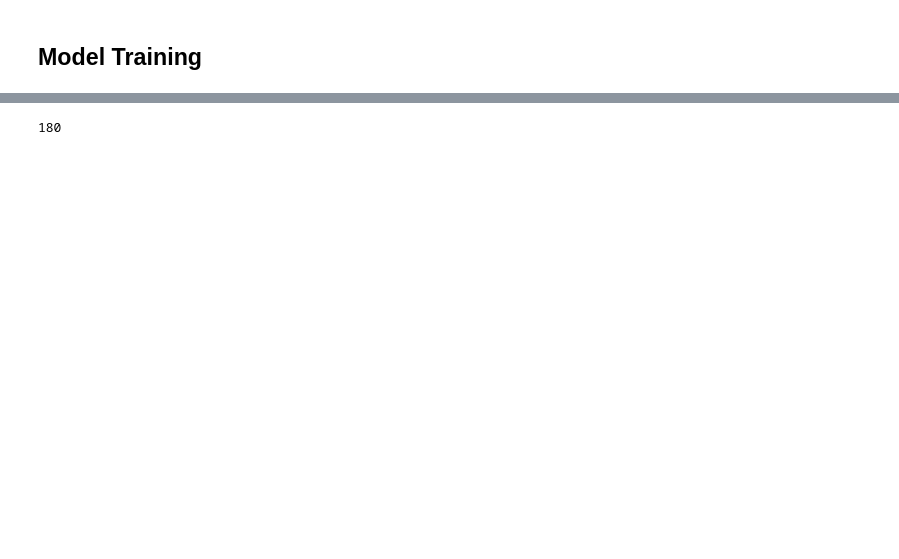
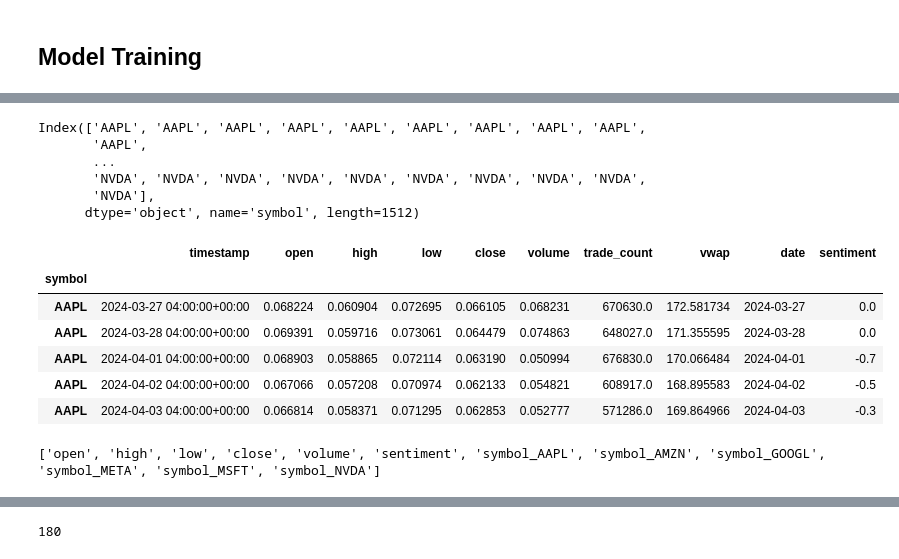
Before and after one commit to Briantmorr/capstone_ai_trading_bots, a Jupyter notebook: trading_bot_llm_sentiment_brian/sentiment_model_training.ipynb, the cells around one changed output, grey strips where cells are left out. Saved outputs shown, nothing was run; the diff lists cells and outputs as text; code cells hidden in the pictures; blank space fills up the shorter version.

```diff
--- a/trading_bot_llm_sentiment_brian/sentiment_model_training.ipynb
+++ b/trading_bot_llm_sentiment_brian/sentiment_model_training.ipynb
@@ -205,6 +158,9 @@ Getting sentiment for META for 2024-04-01
 SEQ_LENGTH = 30  # use past 30 days
 FEATURES = ['open', 'high', 'low', 'close', 'volume', 'sentiment']
 TRAIN_RATIO = 0.8
+
+# Identify which features to scale (excluding sentiment which is already -1 to 1)
+FEATURES_TO_SCALE = ['open', 'high', 'low', 'close', 'volume']
 # %%
 combined_file = "data/combined_historical_with_daily_sentiment.csv"
 if not os.path.exists(combined_file):
@@ -221,0 +178,12 @@ df.tail(1)
+# %%
+df.index
+# %% [output]
+Index(['AAPL', 'AAPL', 'AAPL', 'AAPL', 'AAPL', 'AAPL', 'AAPL', 'AAPL', 'AAPL',
+       'AAPL',
+       ...
+       'NVDA', 'NVDA', 'NVDA', 'NVDA', 'NVDA', 'NVDA', 'NVDA', 'NVDA', 'NVDA',
+       'NVDA'],
+      dtype='object', name='symbol', length=1512)
+# %%
+scaler = MinMaxScaler()
+df[FEATURES_TO_SCALE] = scaler.fit_transform(df[FEATURES_TO_SCALE])
@@ -221,0 +196,10 @@ df.tail(1)
+# %%
+df.head()
+# %% [output]
+|  | timestamp | open | high | low | close | volume | trade_count | vwap | date | sentiment |
+| symbol |  |  |  |  |  |  |  |  |  |  |
+| AAPL | 2024-03-27 04:00:00+00:00 | 0.068224 | 0.060904 | 0.072695 | 0.066105 | 0.068231 | 670630.0 | 172.581734 | 2024-03-27 | 0.0 |
+| AAPL | 2024-03-28 04:00:00+00:00 | 0.069391 | 0.059716 | 0.073061 | 0.064479 | 0.074863 | 648027.0 | 171.355595 | 2024-03-28 | 0.0 |
+| AAPL | 2024-04-01 04:00:00+00:00 | 0.068903 | 0.058865 | 0.072114 | 0.063190 | 0.050994 | 676830.0 | 170.066484 | 2024-04-01 | -0.7 |
+| AAPL | 2024-04-02 04:00:00+00:00 | 0.067066 | 0.057208 | 0.070974 | 0.062133 | 0.054821 | 608917.0 | 168.895583 | 2024-04-02 | -0.5 |
+| AAPL | 2024-04-03 04:00:00+00:00 | 0.066814 | 0.058371 | 0.071295 | 0.062853 | 0.052777 | 571286.0 | 169.864966 | 2024-04-03 | -0.3 |
@@ -222,3 +213,7 @@ df.tail(1)
+# %%
+print(all_features)
+# %% [output]
+['open', 'high', 'low', 'close', 'volume', 'sentiment', 'symbol_AAPL', 'symbol_AMZN', 'symbol_GOOGL', 'symbol_META', 'symbol_MSFT', 'symbol_NVDA']
 # %%
 X_train_list, y_train_list = [], []
 X_test_list, y_test_list = [], []
```
Also changed, not shown: parts of 29 cells of this notebook, 5 other files.
